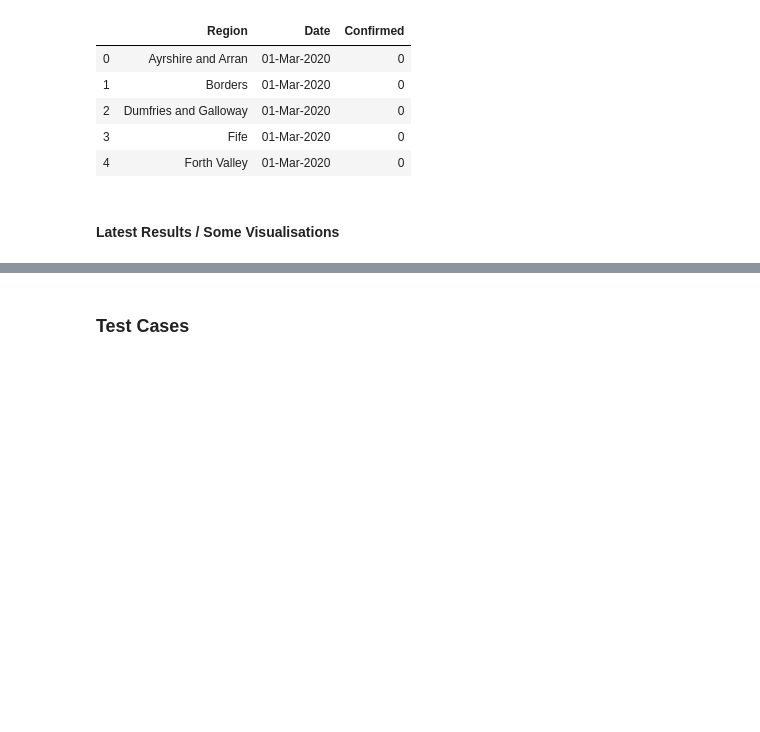
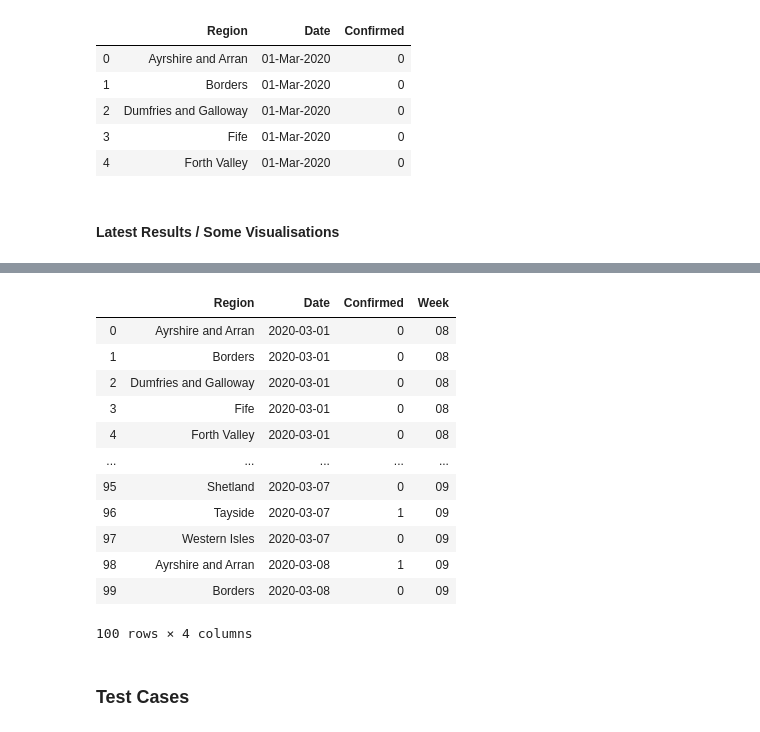
Before and after one commit to heyad/Covid19_Scotland, a Jupyter notebook: covid19_Scotland.ipynb, the cells around one changed output, grey strips where cells are left out. Cells and saved outputs as stored; diff of their text form; code cells hidden in the pictures; blank space fills up the shorter version.

```diff
--- a/covid19_Scotland.ipynb
+++ b/covid19_Scotland.ipynb
@@ -142,6 +141,25 @@ fig.update_layout(title_text=t_text, title_x=0.5)
 #plotly.offline.plot(fig, filename = 'cases_per_region_scotland.html', auto_open=False)
 # %% [output]
 [interactive output not drawn]
+# %%
+tempM['Date'] = pd.to_datetime(tempM['Date'])
+tempM['Week'] =tempM['Date'].dt.strftime('%W')
+tempM.tail(20)
+tempM.head(100)
+# %% [output]
+|  | Region | Date | Confirmed | Week |
+| 0 | Ayrshire and Arran | 2020-03-01 | 0 | 08 |
+| 1 | Borders | 2020-03-01 | 0 | 08 |
+| 2 | Dumfries and Galloway | 2020-03-01 | 0 | 08 |
+| 3 | Fife | 2020-03-01 | 0 | 08 |
+| 4 | Forth Valley | 2020-03-01 | 0 | 08 |
+| ... | ... | ... | ... | ... |
+| 95 | Shetland | 2020-03-07 | 0 | 09 |
+| 96 | Tayside | 2020-03-07 | 1 | 09 |
+| 97 | Western Isles | 2020-03-07 | 0 | 09 |
+| 98 | Ayrshire and Arran | 2020-03-08 | 1 | 09 |
+| 99 | Borders | 2020-03-08 | 0 | 09 |
+100 rows × 4 columns
 # %% [markdown]
 ### Test Cases
 # %%
```
Also changed, not shown: parts of 11 cells of this notebook, 1 other file.
